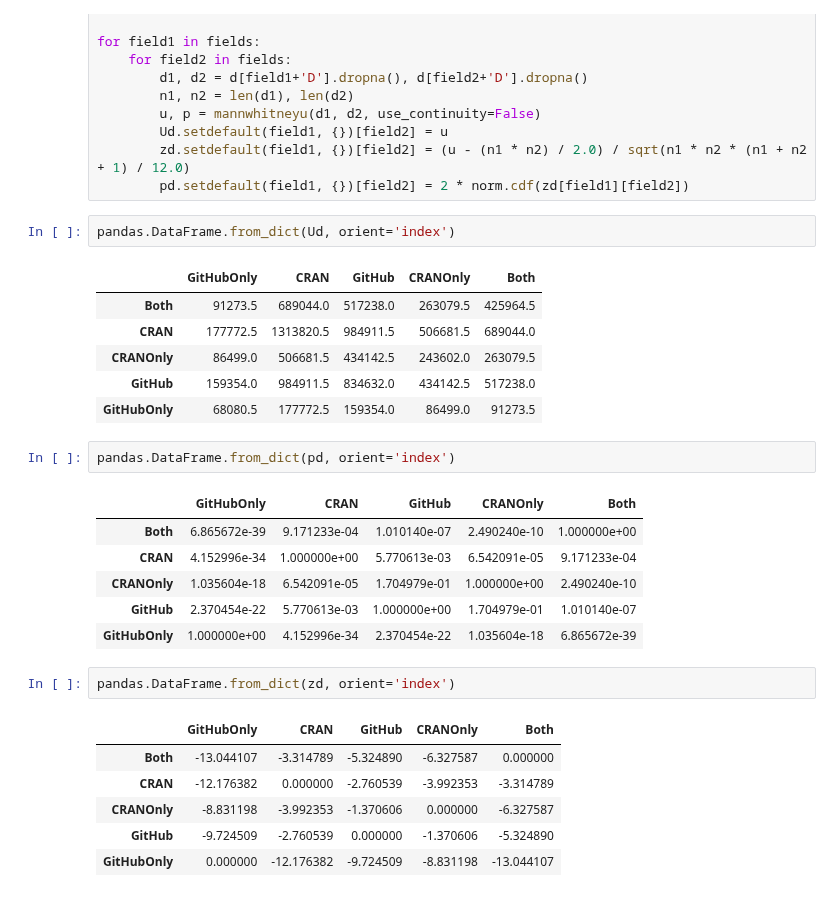
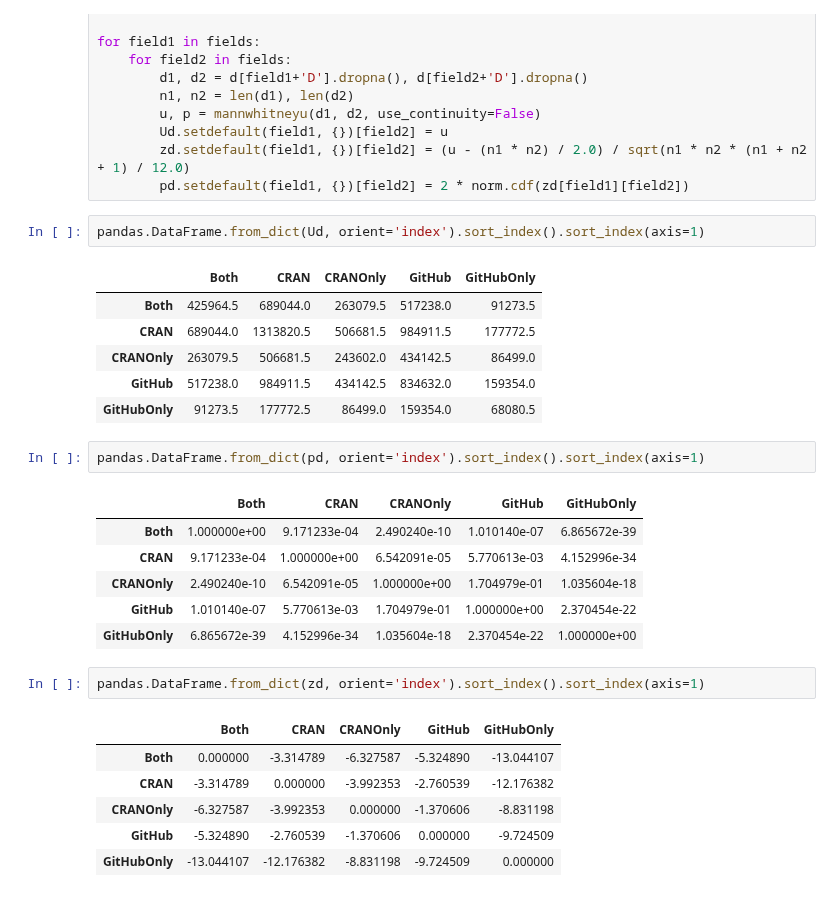
Before and after one commit to maelick/GitHub-API-Helpers, a Jupyter notebook: SANER2016/notebooks/Age of required CRAN packages.ipynb, the cells around one changed output. Saved outputs shown, nothing was run; the diff lists cells and outputs as text.

```diff
--- a/SANER2016/notebooks/Age of required CRAN packages.ipynb
+++ b/SANER2016/notebooks/Age of required CRAN packages.ipynb
@@ -115,29 +115,29 @@ for field1 in fields:
         zd.setdefault(field1, {})[field2] = (u - (n1 * n2) / 2.0) / sqrt(n1 * n2 * (n1 + n2 + 1) / 12.0)
         pd.setdefault(field1, {})[field2] = 2 * norm.cdf(zd[field1][field2])
 # %%
-pandas.DataFrame.from_dict(Ud, orient='index')
+pandas.DataFrame.from_dict(Ud, orient='index').sort_index().sort_index(axis=1)
 # %% [output]
-|  | GitHubOnly | CRAN | GitHub | CRANOnly | Both |
-| Both | 91273.5 | 689044.0 | 517238.0 | 263079.5 | 425964.5 |
-| CRAN | 177772.5 | 1313820.5 | 984911.5 | 506681.5 | 689044.0 |
-| CRANOnly | 86499.0 | 506681.5 | 434142.5 | 243602.0 | 263079.5 |
-| GitHub | 159354.0 | 984911.5 | 834632.0 | 434142.5 | 517238.0 |
-| GitHubOnly | 68080.5 | 177772.5 | 159354.0 | 86499.0 | 91273.5 |
+|  | Both | CRAN | CRANOnly | GitHub | GitHubOnly |
+| Both | 425964.5 | 689044.0 | 263079.5 | 517238.0 | 91273.5 |
+| CRAN | 689044.0 | 1313820.5 | 506681.5 | 984911.5 | 177772.5 |
+| CRANOnly | 263079.5 | 506681.5 | 243602.0 | 434142.5 | 86499.0 |
+| GitHub | 517238.0 | 984911.5 | 434142.5 | 834632.0 | 159354.0 |
+| GitHubOnly | 91273.5 | 177772.5 | 86499.0 | 159354.0 | 68080.5 |
 # %%
-pandas.DataFrame.from_dict(pd, orient='index')
+pandas.DataFrame.from_dict(pd, orient='index').sort_index().sort_index(axis=1)
 # %% [output]
-|  | GitHubOnly | CRAN | GitHub | CRANOnly | Both |
-| Both | 6.865672e-39 | 9.171233e-04 | 1.010140e-07 | 2.490240e-10 | 1.000000e+00 |
-| CRAN | 4.152996e-34 | 1.000000e+00 | 5.770613e-03 | 6.542091e-05 | 9.171233e-04 |
-| CRANOnly | 1.035604e-18 | 6.542091e-05 | 1.704979e-01 | 1.000000e+00 | 2.490240e-10 |
-| GitHub | 2.370454e-22 | 5.770613e-03 | 1.000000e+00 | 1.704979e-01 | 1.010140e-07 |
-| GitHubOnly | 1.000000e+00 | 4.152996e-34 | 2.370454e-22 | 1.035604e-18 | 6.865672e-39 |
+|  | Both | CRAN | CRANOnly | GitHub | GitHubOnly |
+| Both | 1.000000e+00 | 9.171233e-04 | 2.490240e-10 | 1.010140e-07 | 6.865672e-39 |
+| CRAN | 9.171233e-04 | 1.000000e+00 | 6.542091e-05 | 5.770613e-03 | 4.152996e-34 |
+| CRANOnly | 2.490240e-10 | 6.542091e-05 | 1.000000e+00 | 1.704979e-01 | 1.035604e-18 |
+| GitHub | 1.010140e-07 | 5.770613e-03 | 1.704979e-01 | 1.000000e+00 | 2.370454e-22 |
+| GitHubOnly | 6.865672e-39 | 4.152996e-34 | 1.035604e-18 | 2.370454e-22 | 1.000000e+00 |
 # %%
-pandas.DataFrame.from_dict(zd, orient='index')
+pandas.DataFrame.from_dict(zd, orient='index').sort_index().sort_index(axis=1)
 # %% [output]
-|  | GitHubOnly | CRAN | GitHub | CRANOnly | Both |
-| Both | -13.044107 | -3.314789 | -5.324890 | -6.327587 | 0.000000 |
-| CRAN | -12.176382 | 0.000000 | -2.760539 | -3.992353 | -3.314789 |
-| CRANOnly | -8.831198 | -3.992353 | -1.370606 | 0.000000 | -6.327587 |
-| GitHub | -9.724509 | -2.760539 | 0.000000 | -1.370606 | -5.324890 |
-| GitHubOnly | 0.000000 | -12.176382 | -9.724509 | -8.831198 | -13.044107 |
+|  | Both | CRAN | CRANOnly | GitHub | GitHubOnly |
+| Both | 0.000000 | -3.314789 | -6.327587 | -5.324890 | -13.044107 |
+| CRAN | -3.314789 | 0.000000 | -3.992353 | -2.760539 | -12.176382 |
+| CRANOnly | -6.327587 | -3.992353 | 0.000000 | -1.370606 | -8.831198 |
+| GitHub | -5.324890 | -2.760539 | -1.370606 | 0.000000 | -9.724509 |
+| GitHubOnly | -13.044107 | -12.176382 | -8.831198 | -9.724509 | 0.000000 |
```
Also changed, not shown: parts of 1 cell of this notebook, 2 other files.
